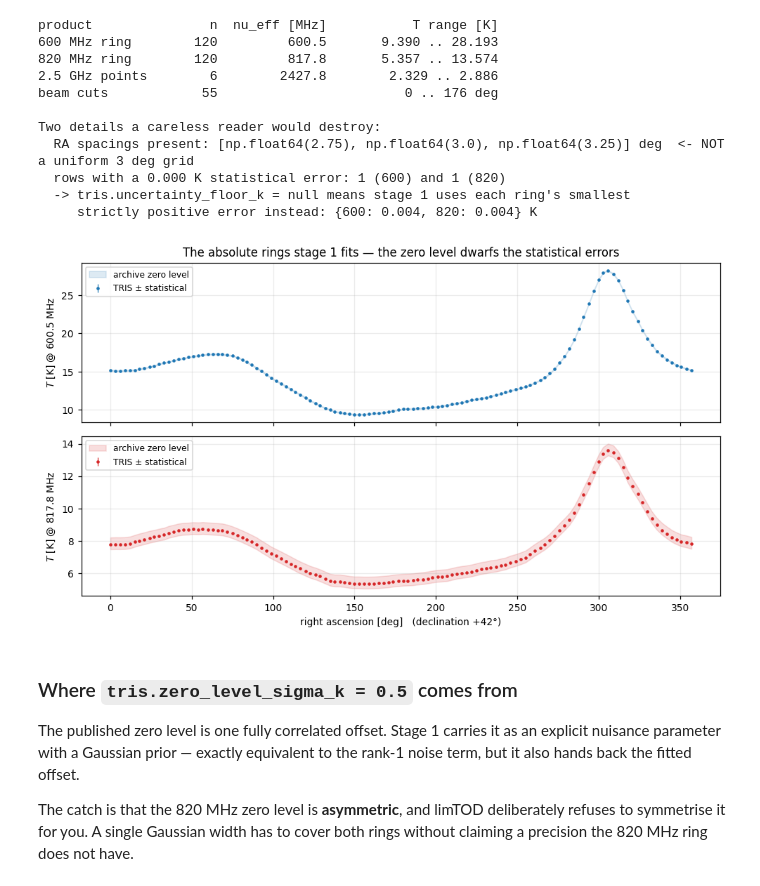
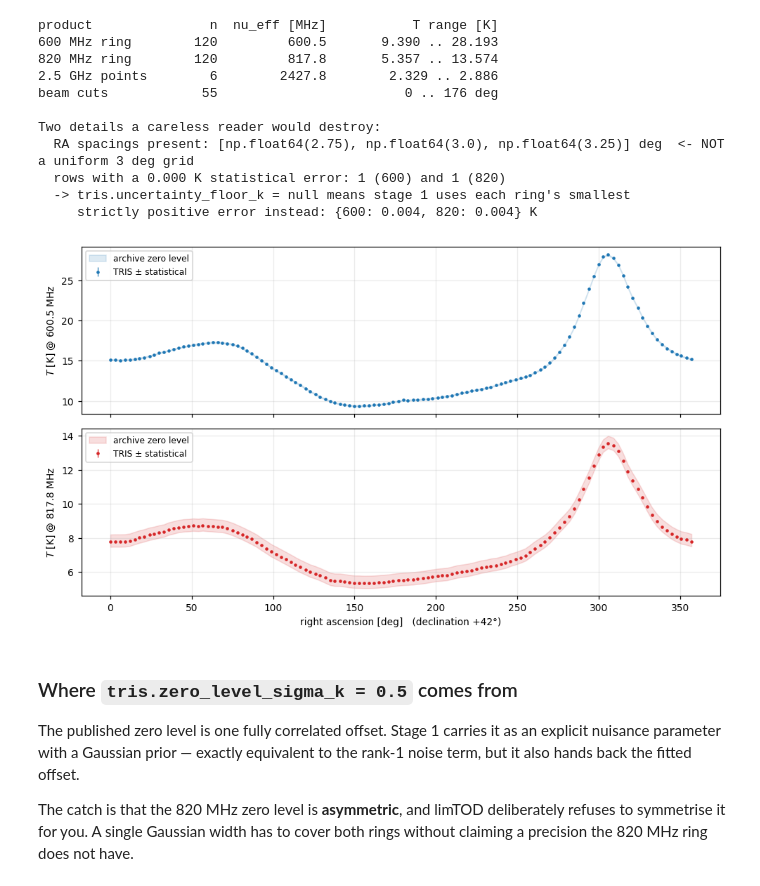
Before and after one commit to sohinixcvii/moonrunes, a Jupyter notebook: notebooks/01_explore_data.ipynb, the cells around one changed output. Saved outputs shown, nothing was run; the diff lists cells and outputs as text; code cells hidden in the pictures.

```diff
--- a/notebooks/01_explore_data.ipynb
+++ b/notebooks/01_explore_data.ipynb
@@ -159,21 +159,21 @@ Two details a careless reader would destroy:
 # %%
 fig, axes = plt.subplots(2, 1, figsize=(9, 5.2), sharex=True)
 for ax, (freq, ring), colour in zip(axes, RINGS.items(), ("tab:blue", "tab:red")):
     ax.errorbar(ring.ra_deg, ring.temperature_k, yerr=ring.statistical_uncertainty_k,
                 fmt=".", ms=4, lw=0.8, color=colour, label="TRIS ± statistical")
     zero = ring.zero_level_uncertainty_k
     lo, hi = (zero, zero) if np.isscalar(zero) else (zero.negative_k, zero.positive_k)
     ax.fill_between(ring.ra_deg, ring.temperature_k - lo, ring.temperature_k + hi,
                     color=colour, alpha=0.15, label="archive zero level")
     ax.set_ylabel(f"$T$ [K] @ {ring.effective_frequency_mhz:.1f} MHz")
     ax.legend(loc="upper left", fontsize=8)
     ax.grid(alpha=0.25)
 axes[1].set_xlabel("right ascension [deg]   (declination +42°)")
-axes[0].set_title("The absolute rings stage 1 fits — the zero level dwarfs the "
-                  "statistical errors")
+# axes[0].set_title("The absolute rings stage 1 fits — the zero level dwarfs the "
+                #   "statistical errors")
 fig.tight_layout()
 # %% [output]
-[figure, old version]
+[figure, new version]
 # %% [markdown]
 ### Where `tris.zero_level_sigma_k = 0.5` comes from
 
```
Also changed, not shown: parts of 16 cells of this notebook, 18 other files.
